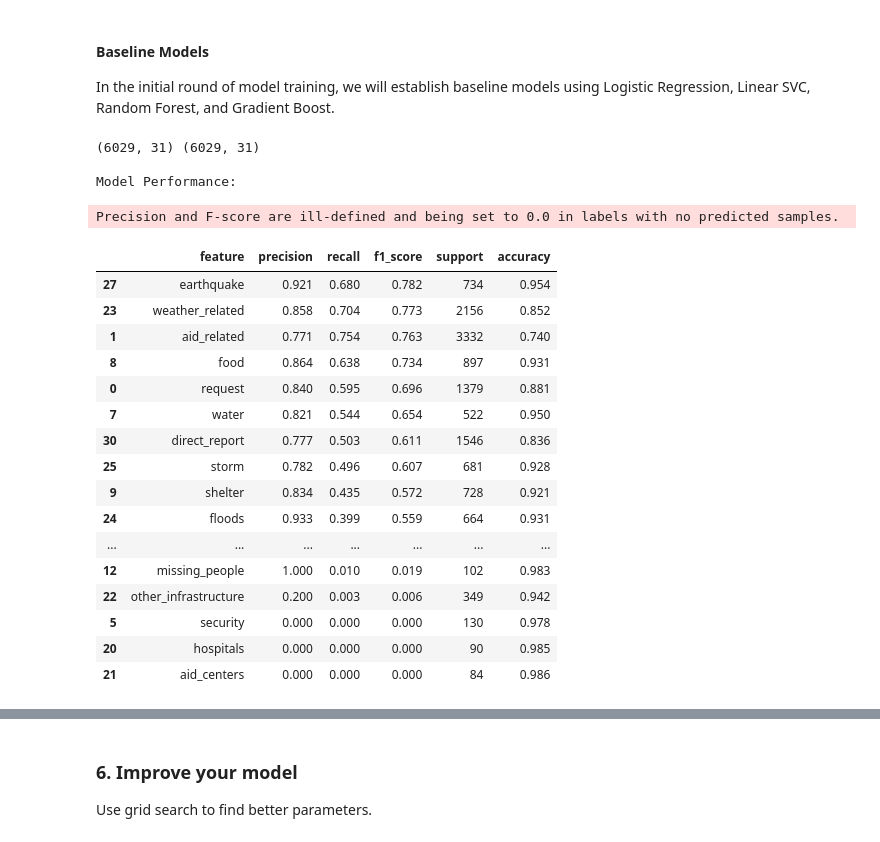
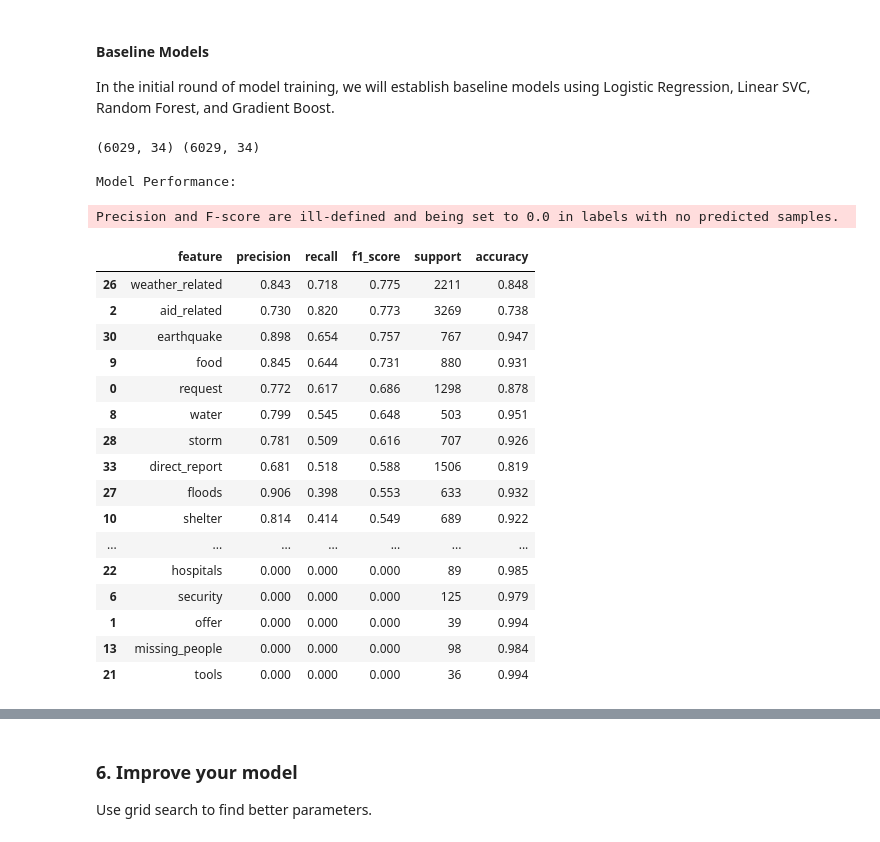
Before and after one commit to TheAnalyticCraft/Disaster-Response-Pipeline-Project, a Jupyter notebook: notebook/ML Pipeline Preparation.ipynb, the cells around one changed output, grey strips where cells are left out. Cells and saved outputs as stored; diff of their text form; code cells hidden in the pictures.

```diff
--- a/notebook/ML Pipeline Preparation.ipynb
+++ b/notebook/ML Pipeline Preparation.ipynb
@@ -217,7 +217,7 @@ def create_xy(df, nolabel: bool):
     # Calculate the mean for each column
     column_std = df_temp.iloc[:, 3:-1].std()
 
-    remove_columns = list(set([col for col in column_means.index if (column_means[col] < 0.01 or column_means[col] > 0.9) ] + [col for col in column_std.index if column_std[col] <= 0.00]))
+    remove_columns = list(set([col for col in column_std.index if column_std[col] <= 0.00]))
     print('Columns to be removed:', (remove_columns), df_temp.shape)
 
     df_temp.drop(labels=remove_columns, axis=1, inplace=True )
@@ -765,37 +811,37 @@ In the initial round of model training, we will establish baseline models using
 # %%
 
 # Logistic with missing labels removed - standard pipeline no grid search
 
-pipeline_baseline = build_pipeline('XX', False, False)
+pipeline_baseline = build_pipeline('LR', False, False)
 estimator_lr_ms = pipeline_baseline.fit(Xm_train, ym_train)
 
 ym_pred = estimator_lr_ms.predict(Xm_test)
 print(ym_pred.shape, ym_test.shape, '\n')
 
 metrics_lr_ms = display_metrics(ym_test, ym_pred)
 metrics_lr_ms
 # %% [output]
-(6029, 31) (6029, 31)
+(6029, 34) (6029, 34)
 
 Model Performance:
 Precision and F-score are ill-defined and being set to 0.0 in labels with no predicted samples.
 |  | feature | precision | recall | f1_score | support | accuracy |
-| 27 | earthquake | 0.921 | 0.680 | 0.782 | 734 | 0.954 |
-| 23 | weather_related | 0.858 | 0.704 | 0.773 | 2156 | 0.852 |
-| 1 | aid_related | 0.771 | 0.754 | 0.763 | 3332 | 0.740 |
-| 8 | food | 0.864 | 0.638 | 0.734 | 897 | 0.931 |
-| 0 | request | 0.840 | 0.595 | 0.696 | 1379 | 0.881 |
-| 7 | water | 0.821 | 0.544 | 0.654 | 522 | 0.950 |
-| 30 | direct_report | 0.777 | 0.503 | 0.611 | 1546 | 0.836 |
-| 25 | storm | 0.782 | 0.496 | 0.607 | 681 | 0.928 |
-| 9 | shelter | 0.834 | 0.435 | 0.572 | 728 | 0.921 |
-| 24 | floods | 0.933 | 0.399 | 0.559 | 664 | 0.931 |
+| 26 | weather_related | 0.843 | 0.718 | 0.775 | 2211 | 0.848 |
+| 2 | aid_related | 0.730 | 0.820 | 0.773 | 3269 | 0.738 |
+| 30 | earthquake | 0.898 | 0.654 | 0.757 | 767 | 0.947 |
+| 9 | food | 0.845 | 0.644 | 0.731 | 880 | 0.931 |
+| 0 | request | 0.772 | 0.617 | 0.686 | 1298 | 0.878 |
+| 8 | water | 0.799 | 0.545 | 0.648 | 503 | 0.951 |
+| 28 | storm | 0.781 | 0.509 | 0.616 | 707 | 0.926 |
+| 33 | direct_report | 0.681 | 0.518 | 0.588 | 1506 | 0.819 |
+| 27 | floods | 0.906 | 0.398 | 0.553 | 633 | 0.932 |
+| 10 | shelter | 0.814 | 0.414 | 0.549 | 689 | 0.922 |
 | ... | ... | ... | ... | ... | ... | ... |
-| 12 | missing_people | 1.000 | 0.010 | 0.019 | 102 | 0.983 |
-| 22 | other_infrastructure | 0.200 | 0.003 | 0.006 | 349 | 0.942 |
-| 5 | security | 0.000 | 0.000 | 0.000 | 130 | 0.978 |
-| 20 | hospitals | 0.000 | 0.000 | 0.000 | 90 | 0.985 |
-| 21 | aid_centers | 0.000 | 0.000 | 0.000 | 84 | 0.986 |
+| 22 | hospitals | 0.000 | 0.000 | 0.000 | 89 | 0.985 |
+| 6 | security | 0.000 | 0.000 | 0.000 | 125 | 0.979 |
+| 1 | offer | 0.000 | 0.000 | 0.000 | 39 | 0.994 |
+| 13 | missing_people | 0.000 | 0.000 | 0.000 | 98 | 0.984 |
+| 21 | tools | 0.000 | 0.000 | 0.000 | 36 | 0.994 |
 # %%
 # Linear SVC with missing labels removed - standard pipeline no grid search
 
```
Also changed, not shown: parts of 43 cells of this notebook.
